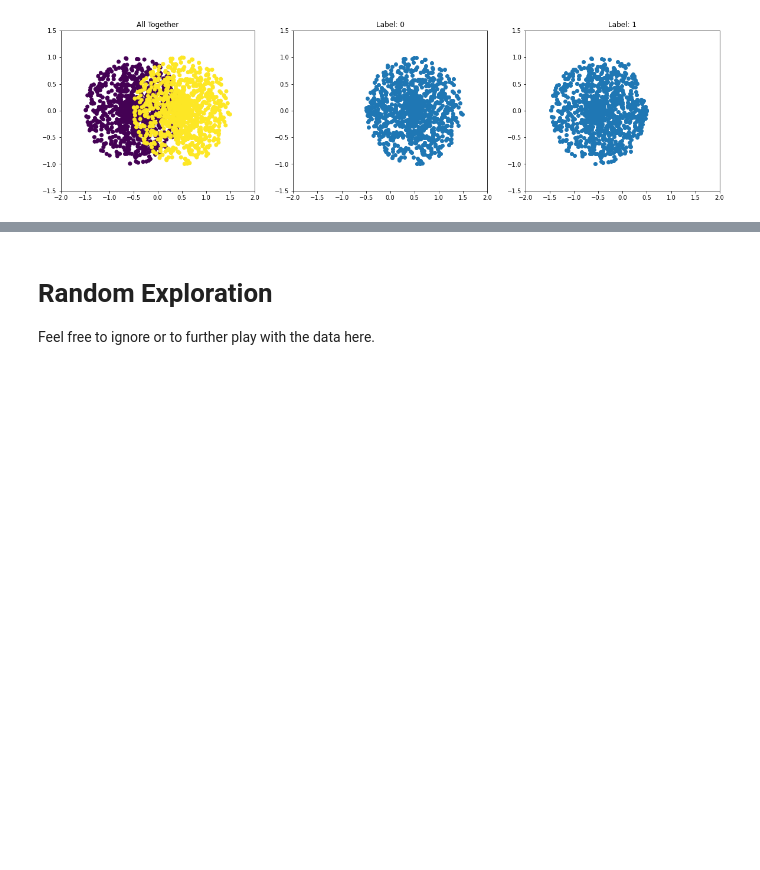
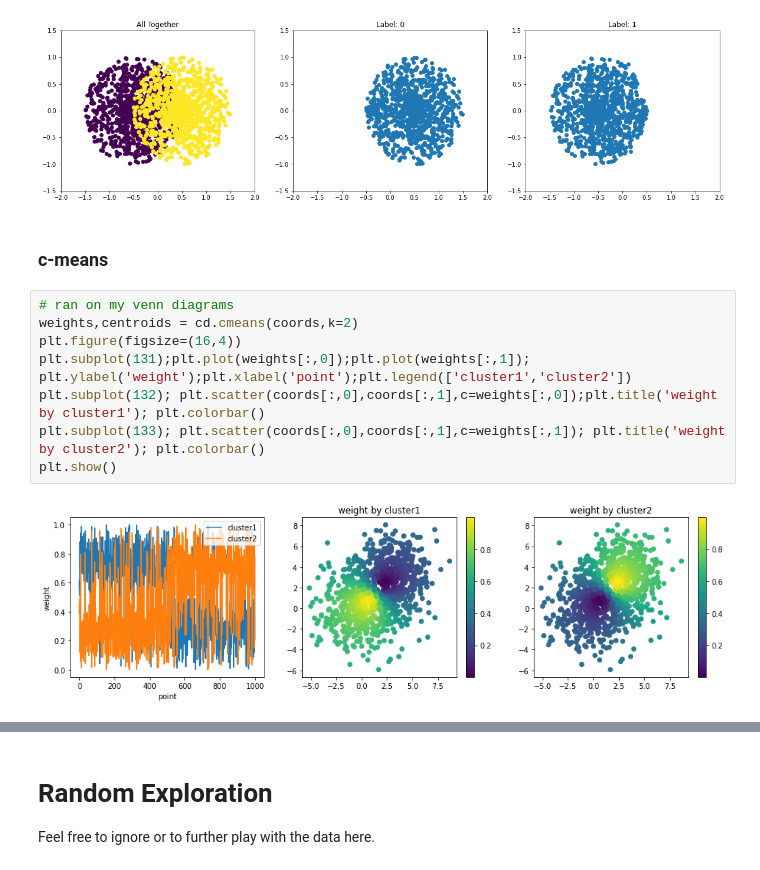
Before and after one commit to anniegao2007/neuron-clustering, a Jupyter notebook: code.ipynb, the cells around one changed output, grey strips where cells are left out. Drawn from its saved outputs; the diff is of its cells as text; blank space fills up the shorter version.

Commit message:
cmeans

```diff
--- a/code.ipynb
+++ b/code.ipynb
@@ -569,3 +571,15 @@ plot_cluster_results(data_phate_orig, labels, labels_kmeans, [-0.04, 0.04, -0.04
 plot_cluster_results(coords, labels, labels_kmeans, [-2,2,-1.5,1.5])
 # %% [output]
 [figure]
+# %% [markdown]
+### c-means
+# %%
+# ran on my venn diagrams
+weights,centroids = cd.cmeans(coords,k=2)
+plt.figure(figsize=(16,4))
+plt.subplot(131);plt.plot(weights[:,0]);plt.plot(weights[:,1]); plt.ylabel('weight');plt.xlabel('point');plt.legend(['cluster1','cluster2'])
+plt.subplot(132); plt.scatter(coords[:,0],coords[:,1],c=weights[:,0]);plt.title('weight by cluster1'); plt.colorbar()
+plt.subplot(133); plt.scatter(coords[:,0],coords[:,1],c=weights[:,1]); plt.title('weight by cluster2'); plt.colorbar()
+plt.show()
+# %% [output]
+[figure, added]
```
Also changed, not shown: parts of 10 cells of this notebook, 1 other file.
